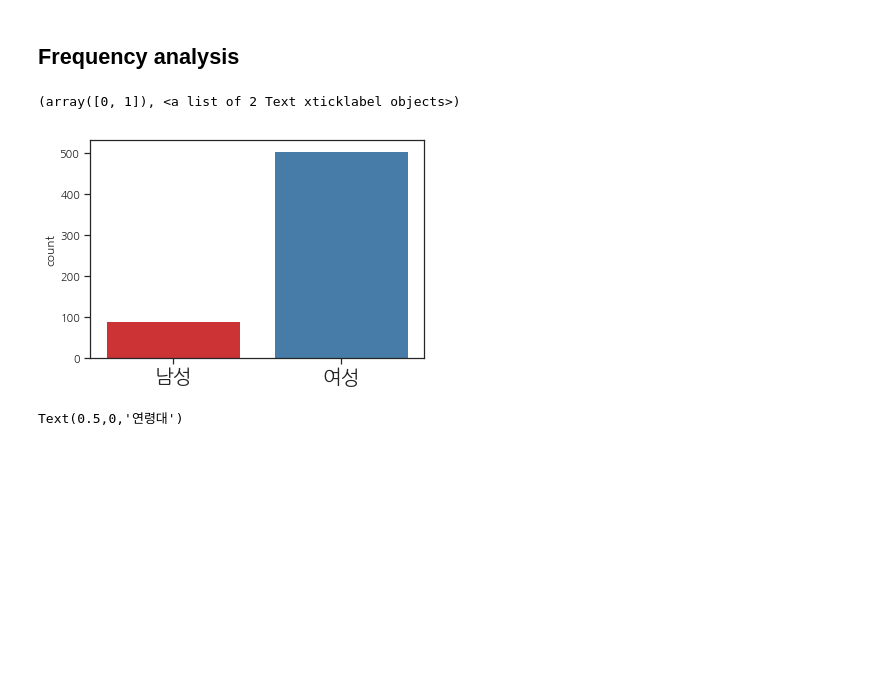
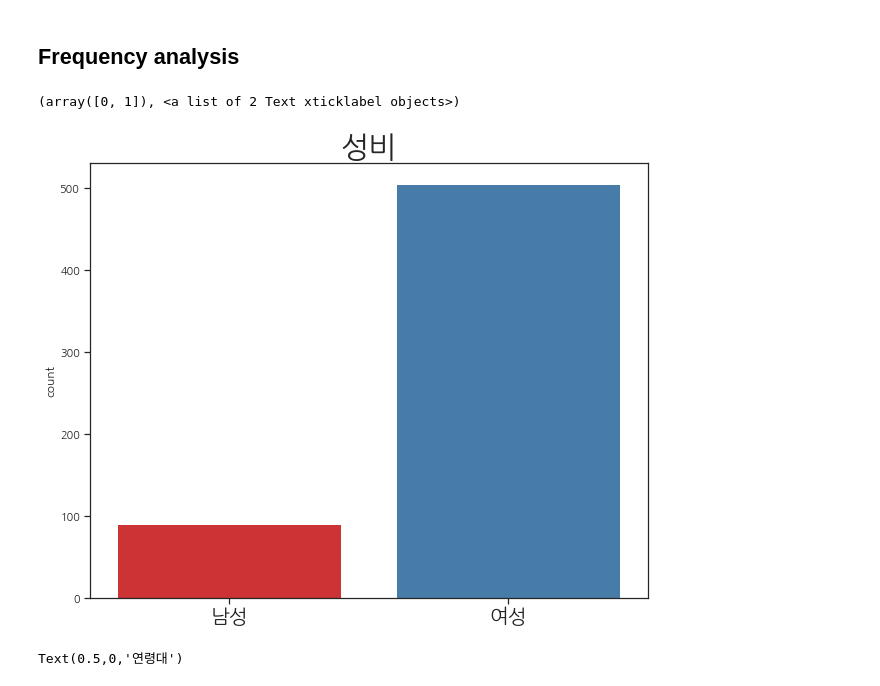
Before and after one commit to fhzh123/topic_example, a Jupyter notebook: EDA_2020_12_15/EDA.ipynb, the cells around one changed output. Drawn from its saved outputs; the diff is of its cells as text; code cells hidden in the pictures; blank space fills up the shorter version.

```diff
--- a/EDA_2020_12_15/EDA.ipynb
+++ b/EDA_2020_12_15/EDA.ipynb
@@ -47,13 +47,13 @@ with open('./data/argument.pkl', 'rb') as f:
 # %% [markdown]
 ## Frequency analysis
 # %%
-t.figure(figsize=(10,8))
+plt.figure(figsize=(10,8))
 plt.title('성비', size=30)
 sns.countplot(x=['여성' if x==0 else '남성' for x in answer_dat['sex']], order=['남성', '여성'])
 plt.xticks(size=20)
 # %% [output]
 (array([0, 1]), <a list of 2 Text xticklabel objects>)
-[figure, old version]
+[figure, new version]
 # %%
 plt.figure(figsize=(10,8))
 plt.title('연령대', size=30)
```
Also changed, not shown: parts of 13 cells of this notebook, 1 other file.
